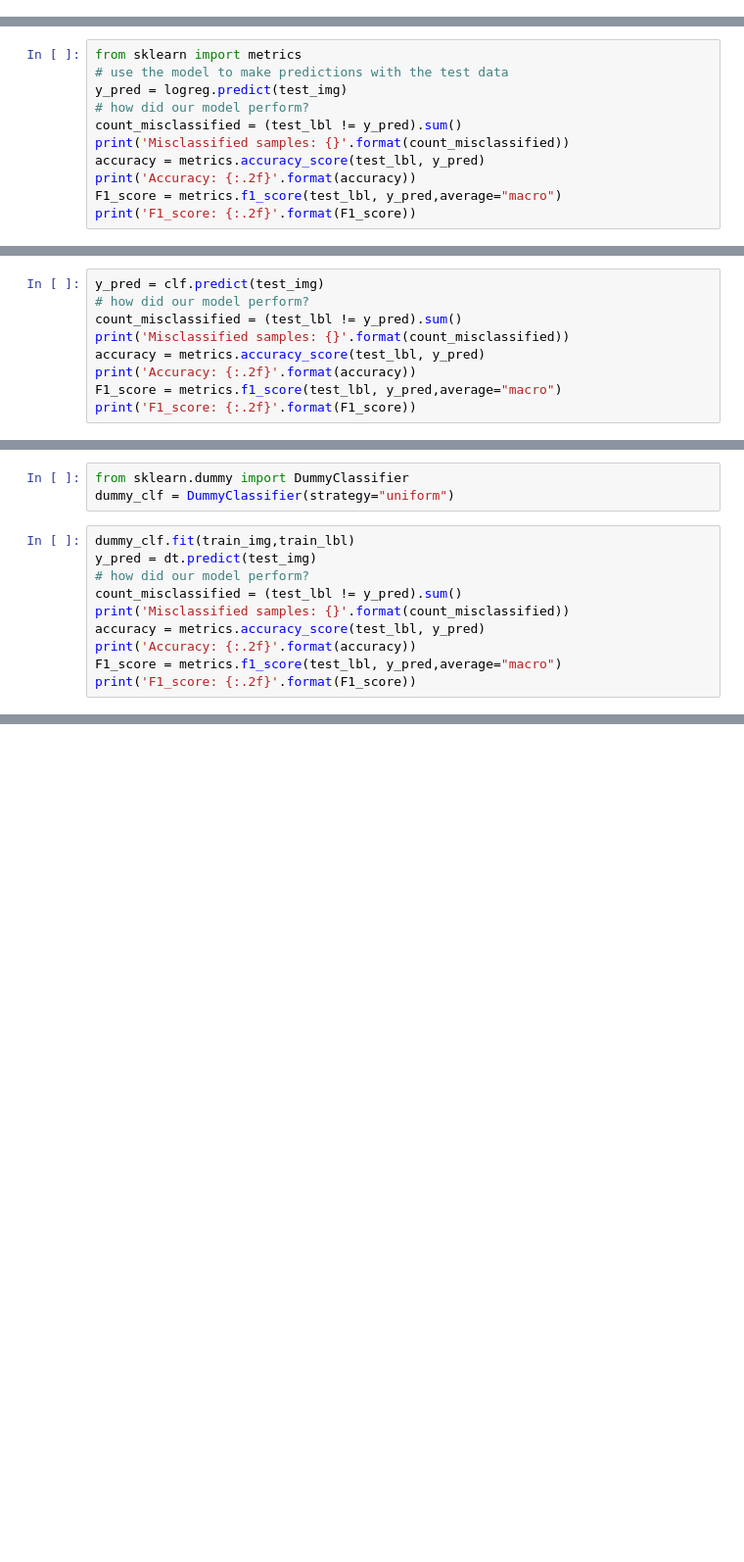
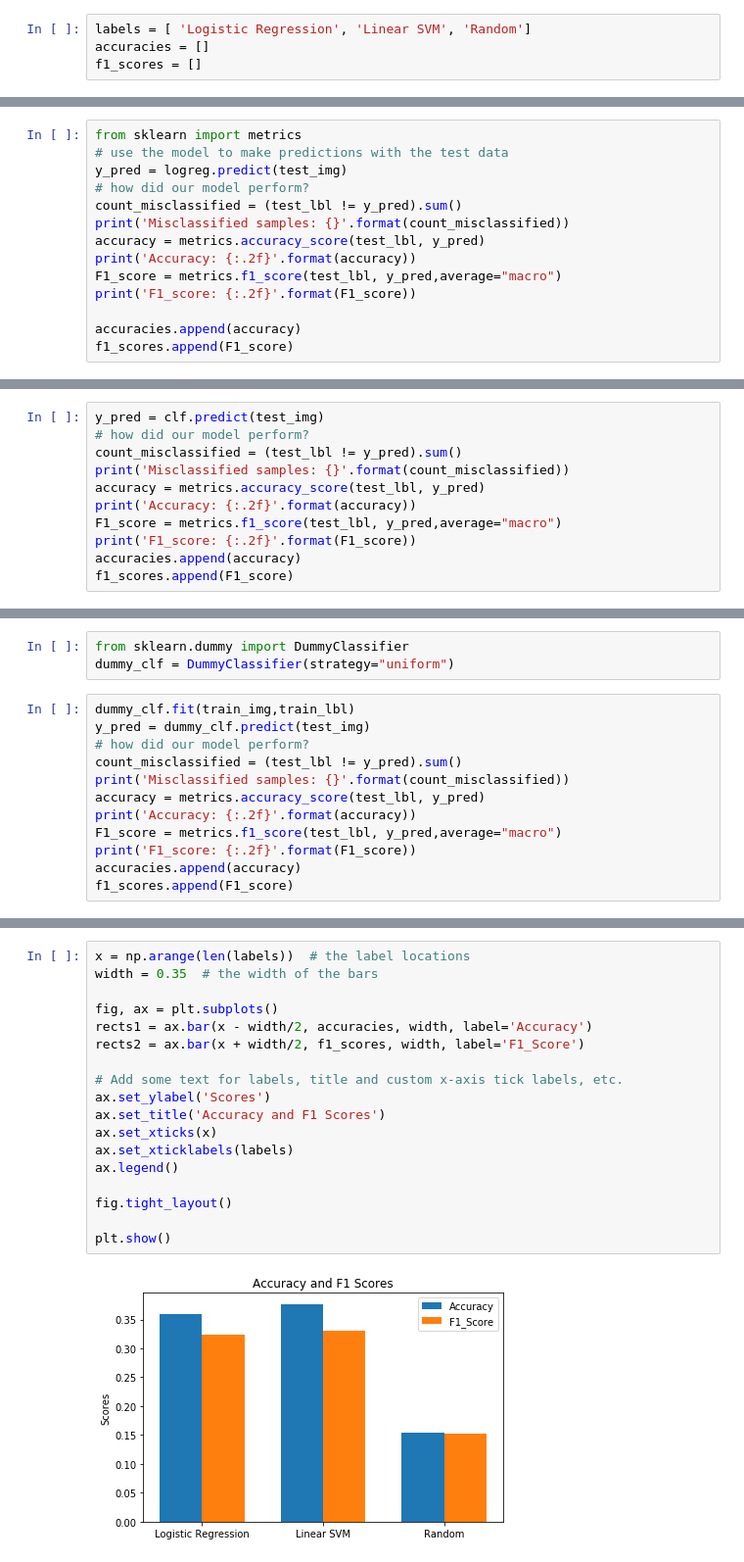
Before and after one commit to nithinh/Lyrics_analysis, a Jupyter notebook: PDS_Project_report_Lyrics_Analysis.ipynb, the cells around one changed output, grey strips where cells are left out. Shown: that part at 98% size. Drawn from its saved outputs; the diff is of its cells as text; blank space fills up the shorter version.

Commit message:
Plots added

```diff
--- a/PDS_Project_report_Lyrics_Analysis.ipynb
+++ b/PDS_Project_report_Lyrics_Analysis.ipynb
@@ -727,6 +732,10 @@ scaler.fit(train_img)
 # Apply transform to both the training set and the test set.
 train_img = scaler.transform(train_img)
 test_img = scaler.transform(test_img)
+# %%
+labels = [ 'Logistic Regression', 'Linear SVM', 'Random']
+accuracies = []
+f1_scores = []
 # %% [markdown]
 ### Comparison of classification techniques
 
@@ -757,6 +766,9 @@ accuracy = metrics.accuracy_score(test_lbl, y_pred)
 print('Accuracy: {:.2f}'.format(accuracy))
 F1_score = metrics.f1_score(test_lbl, y_pred,average="macro")
 print('F1_score: {:.2f}'.format(F1_score))
+
+accuracies.append(accuracy)
+f1_scores.append(F1_score)
 # %% [output]
 Misclassified samples: 336
 Accuracy: 0.36
@@ -779,6 +791,8 @@ accuracy = metrics.accuracy_score(test_lbl, y_pred)
 print('Accuracy: {:.2f}'.format(accuracy))
 F1_score = metrics.f1_score(test_lbl, y_pred,average="macro")
 print('F1_score: {:.2f}'.format(F1_score))
+accuracies.append(accuracy)
+f1_scores.append(F1_score)
 # %% [output]
 Misclassified samples: 327
 Accuracy: 0.38
@@ -788,7 +802,7 @@ from sklearn.dummy import DummyClassifier
 dummy_clf = DummyClassifier(strategy="uniform")
 # %%
 dummy_clf.fit(train_img,train_lbl)
-y_pred = dt.predict(test_img)
+y_pred = dummy_clf.predict(test_img)
 # how did our model perform?
 count_misclassified = (test_lbl != y_pred).sum()
 print('Misclassified samples: {}'.format(count_misclassified))
@@ -796,4 +810,6 @@ accuracy = metrics.accuracy_score(test_lbl, y_pred)
 print('Accuracy: {:.2f}'.format(accuracy))
 F1_score = metrics.f1_score(test_lbl, y_pred,average="macro")
 print('F1_score: {:.2f}'.format(F1_score))
+accuracies.append(accuracy)
+f1_scores.append(F1_score)
 # %% [output]
@@ -802,0 +819,20 @@ F1_score: 0.23
+# %%
+x = np.arange(len(labels))  # the label locations
+width = 0.35  # the width of the bars
+
+fig, ax = plt.subplots()
+rects1 = ax.bar(x - width/2, accuracies, width, label='Accuracy')
+rects2 = ax.bar(x + width/2, f1_scores, width, label='F1_Score')
+
+# Add some text for labels, title and custom x-axis tick labels, etc.
+ax.set_ylabel('Scores')
+ax.set_title('Accuracy and F1 Scores')
+ax.set_xticks(x)
+ax.set_xticklabels(labels)
+ax.legend()
+
+fig.tight_layout()
+
+plt.show()
+# %% [output]
+[figure, added]
```
Also changed, not shown: parts of 4 cells of this notebook.
